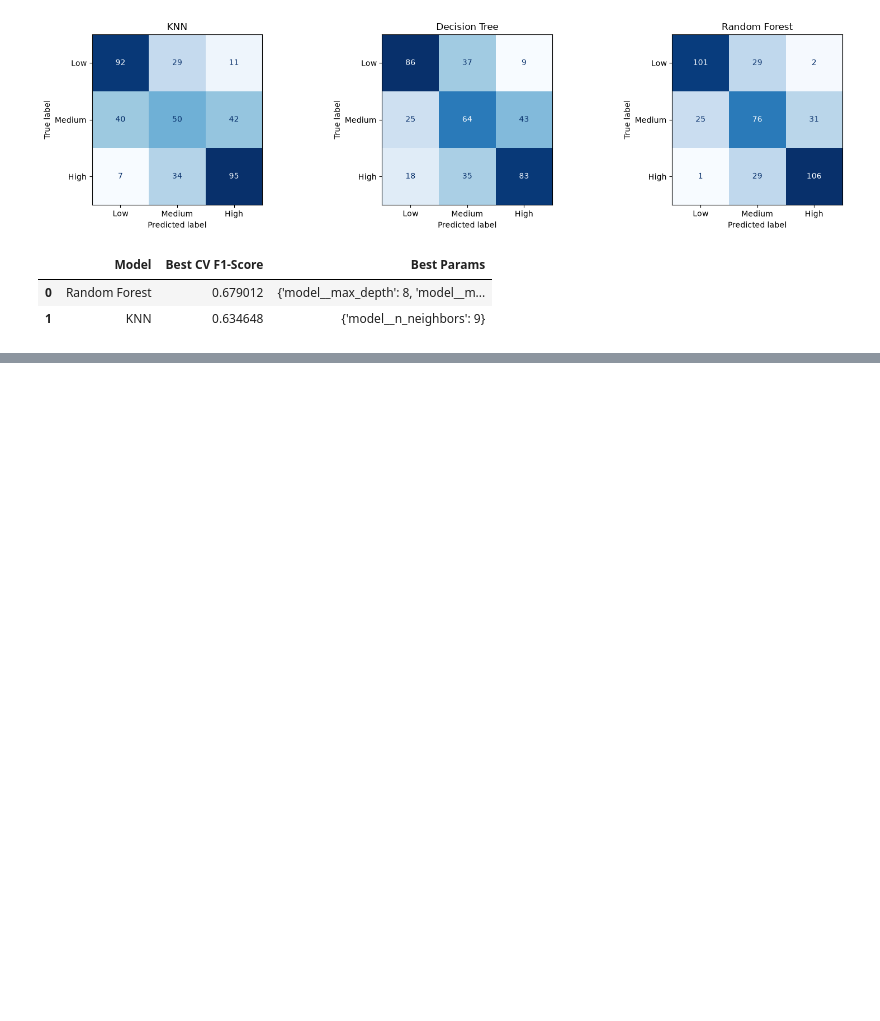
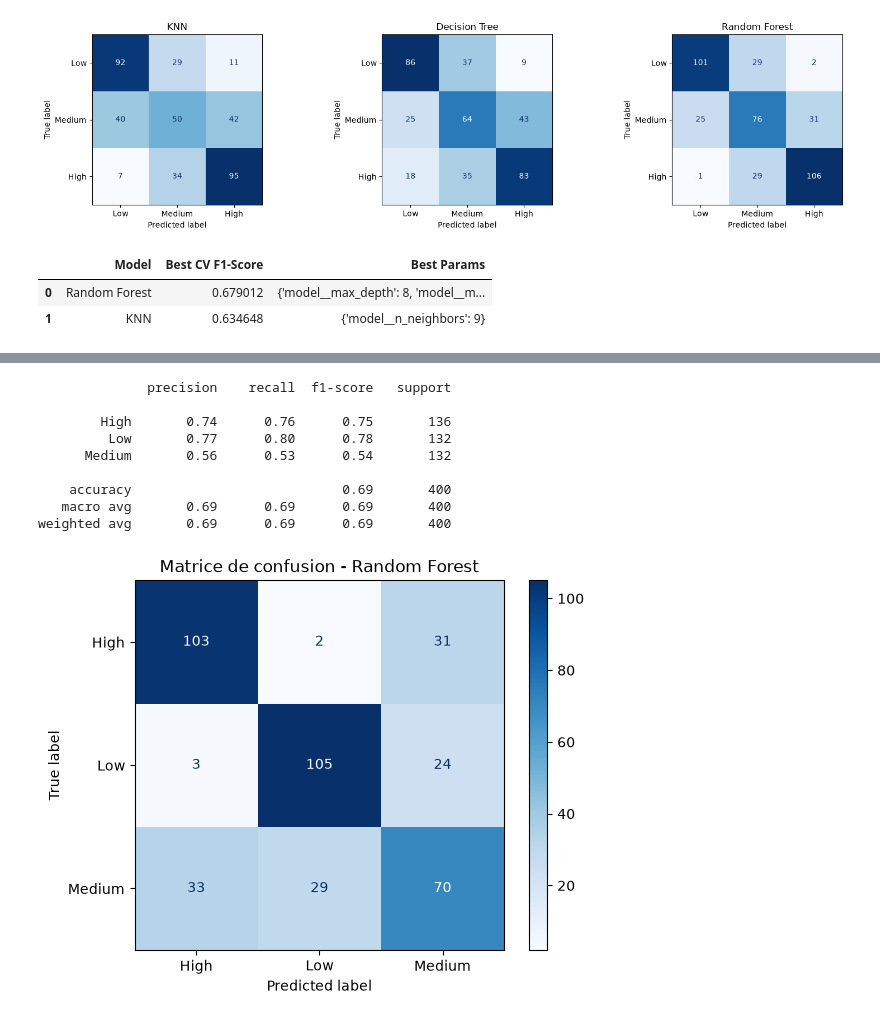
Before and after one commit to MouadBoumahdi/Student-Mental-Health, a Jupyter notebook: notebooks/02_preprocessing.ipynb, the cells around one changed output, grey strips where cells are left out. Drawn from its saved outputs; the diff is of its cells as text; code cells hidden in the pictures; blank space fills up the shorter version.

```diff
--- a/notebooks/02_preprocessing.ipynb
+++ b/notebooks/02_preprocessing.ipynb
@@ -213,7 +211,7 @@ for name, model in promising_models.items():
         scoring="f1_weighted",
         n_jobs=-1
     )
-    grid.fit(X_train, y_train)
+    grid.fit(X_train, y_train_encoded)
     optimized_models[name] = grid.best_estimator_
     tuning_results.append({
         "Model": name,
@@ -227,3 +225,23 @@ display(tuning_df)
 |  | Model | Best CV F1-Score | Best Params |
 | 0 | Random Forest | 0.679012 | {'model__max_depth': 8, 'model__m... |
 | 1 | KNN | 0.634648 | {'model__n_neighbors': 9} |
+# %%
+final_results = []
+
+for name, model in optimized_models.items():
+    y_pred_opt = model.predict(X_test)
+    final_results.append({
+        "Model": name,
+        "Accuracy": accuracy_score(y_test_encoded, y_pred_opt),
+        "Precision": precision_score(y_test_encoded, y_pred_opt, average="weighted", zero_division=0),
+        "Recall": recall_score(y_test_encoded, y_pred_opt, average="weighted", zero_division=0),
+        "F1-Score": f1_score(y_test_encoded, y_pred_opt, average="weighted", zero_division=0)
+    })
+
+comparison_df = pd.DataFrame(final_results).sort_values("F1-Score", ascending=False).reset_index(drop=True)
+display(comparison_df.round(4))
+
+best_model_name = comparison_df.iloc[0]["Model"]
+best_model = optimized_models[best_model_name]
+
+print("Meilleur modèle :", best_model_name)
@@ -229,0 +253,26 @@ display(tuning_df)
+# %%
+from sklearn.metrics import classification_report, ConfusionMatrixDisplay
+import matplotlib.pyplot as plt
+
+y_pred_best = best_model.predict(X_test)
+target_names = label_encoder.classes_
+
+print(classification_report(y_test_encoded, y_pred_best, target_names=target_names, zero_division=0))
+
+ConfusionMatrixDisplay.from_estimator(
+    best_model, X_test, y_test_encoded,
+    display_labels=target_names, cmap="Blues"
+)
+plt.title(f"Matrice de confusion - {best_model_name}")
+plt.show()
+# %% [output]
+              precision    recall  f1-score   support
+
+        High       0.74      0.76      0.75       136
+         Low       0.77      0.80      0.78       132
+      Medium       0.56      0.53      0.54       132
+
+    accuracy                           0.69       400
+   macro avg       0.69      0.69      0.69       400
+weighted avg       0.69      0.69      0.69       400
+[figure, added]
```
Also changed, not shown: parts of 4 cells of this notebook, 4 other files.
